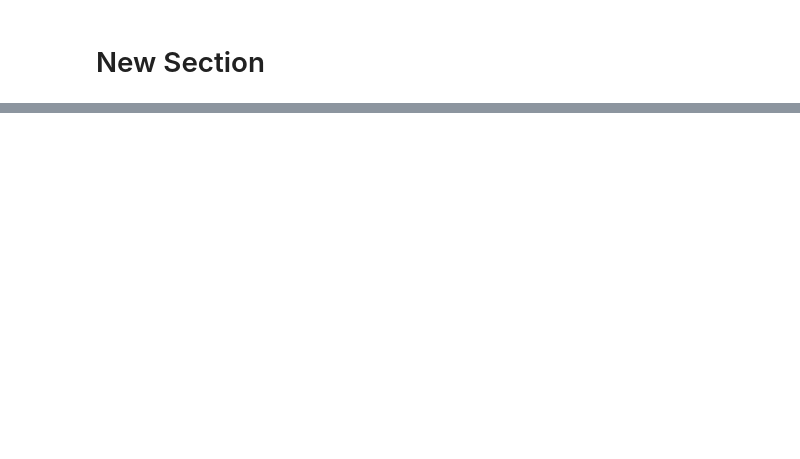
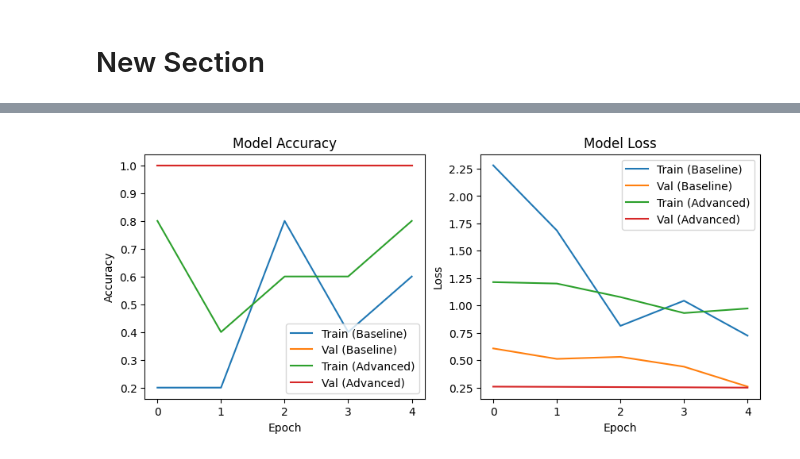
Before and after one commit to chasslayy/Jua-Shade, a Jupyter notebook: JuaShade_SkinTone_Colab.ipynb, the cells around one changed output, grey strips where cells are left out. Saved outputs shown, nothing was run; the diff lists cells and outputs as text; code cells hidden in the pictures; blank space fills up the shorter version.

```diff
--- a/JuaShade_SkinTone_Colab.ipynb
+++ b/JuaShade_SkinTone_Colab.ipynb
@@ -143,6 +171,7 @@ show_sample_images_per_class(TRAIN_DIR, CLASSES)
 # %%
 # 4. Build TensorFlow datasets from folders
 
+TRAIN_DIR = "/content/data/raw/train" # Fix: Ensure TRAIN_DIR is the absolute path
 IMG_SIZE = (224, 224)
 BATCH_SIZE = 8
 SEED = 1337
@@ -353,20 +553,28 @@ history_finetune = model.fit(
 # %%
 import matplotlib.pyplot as plt
 
 # Plot accuracy
 plt.figure(figsize=(10, 4))
 plt.subplot(1, 2, 1)
 plt.plot(history_baseline.history['accuracy'], label='Train (Baseline)')
 plt.plot(history_baseline.history['val_accuracy'], label='Val (Baseline)')
 plt.plot(history_finetune.history['accuracy'], label='Train (Advanced)')
 plt.plot(history_finetune.history['val_accuracy'], label='Val (Advanced)')
 plt.title('Model Accuracy')
 plt.xlabel('Epoch')
 plt.ylabel('Accuracy')
 plt.legend()
 
 # Plot loss
 plt.subplot(1, 2, 2)
 plt.plot(history_baseline.history['loss'], label='Train (Baseline)')
 plt.plot(history_baseline.history['val_loss'], label='Val (Baseline)')
-plt.plot(history_finetune.history['loss'], label='Train (Adv_
+plt.plot(history_finetune.history['loss'], label='Train (Advanced)')
+plt.plot(history_finetune.history['val_loss'], label='Val (Advanced)')
+plt.title('Model Loss')
+plt.xlabel('Epoch')
+plt.ylabel('Loss')
+plt.legend()
+plt.show()
+# %% [output]
+[figure, added]
```
Also changed, not shown: parts of 16 cells of this notebook.
